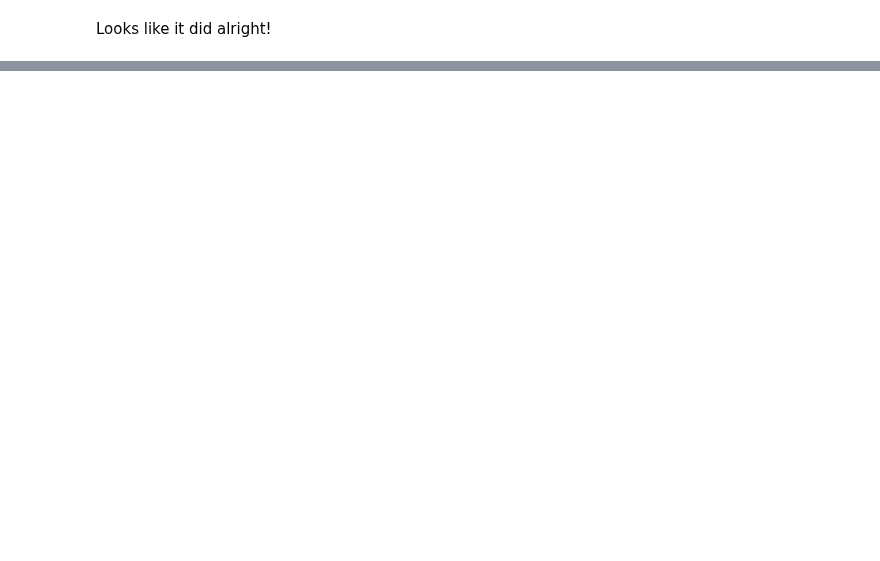
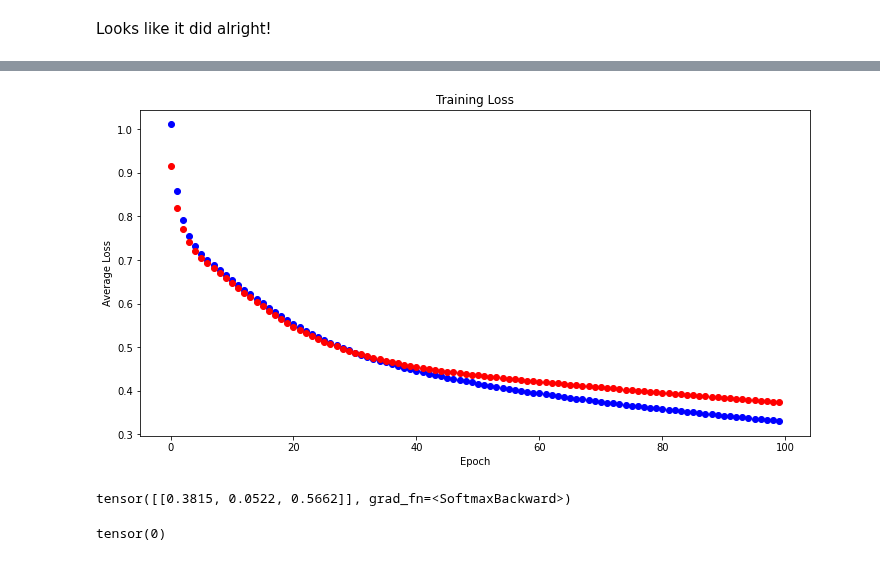
Before and after one commit to aman527/news-classification, a Jupyter notebook: Sentiment Analysis.ipynb, the cells around one changed output, grey strips where cells are left out. Saved outputs shown, nothing was run; the diff lists cells and outputs as text; code cells hidden in the pictures; blank space fills up the shorter version.

Commit message:
Create and attempt to train SentimentClassifier

```diff
--- a/Sentiment Analysis.ipynb
+++ b/Sentiment Analysis.ipynb
@@ -205,0 +403,5 @@ class SentimentClassifier(nn.Module):
+# %%
+LEARNING_RATE = 0.01
+
+criterion = nn.CrossEntropyLoss()
+optimizer = optim.SGD(model.parameters(), lr = LEARNING_RATE)
@@ -205,0 +432,27 @@ class SentimentClassifier(nn.Module):
+# %%
+EPOCHS = 100
+
+train_losses = []
+val_losses = []
+
+for epoch in range(EPOCHS):
+    model.train()
+    running_loss = 0
+    for item in train_loader:
+        model.zero_grad()
+        text, label = item.text, item.label
+        output = model(text)
+        loss = criterion(output, label)
+        running_loss += loss
+
+        loss.backward()
+        optimizer.step()
+
+    val_loss, val_accuracy = evaluate(model, val_loader)
+    val_losses.append(val_loss)
+
+    avg_loss = running_loss / len(train_loader)
+    train_losses.append(avg_loss)
+
+    output_msg = 'Epoch: {} | Train Loss: {:.4f} | Val Loss: {:.4f} | Val Accuracy: {:.1f}%'
+    print(output_msg.format(epoch, avg_loss, val_loss, val_accuracy))
@@ -205,0 +478,14 @@ class SentimentClassifier(nn.Module):
+# %%
+train_losses_plot = [tensor.cpu().detach().numpy() for tensor in train_losses]
+val_losses_plot = [tensor.cpu().detach().numpy() for tensor in val_losses]
+# %%
+plt.figure(figsize=(12,6))
+plt.scatter(range(100), train_losses_plot, c = 'blue')
+plt.scatter(range(100), val_losses_plot, c = 'red')
+plt.xlabel('Epoch')
+plt.ylabel('Average Loss')
+# plt.xticks(np.arange(100), np.arange(100))
+plt.title('Training Loss')
+plt.show()
+# %% [output]
+[figure, added]
@@ -205,0 +494,8 @@ class SentimentClassifier(nn.Module):
+# %%
+nn.Softmax(dim = 1)(model(example_sentence))
+# %% [output]
+tensor([[0.3815, 0.0522, 0.5662]], grad_fn=<SoftmaxBackward>)
+# %%
+torch.tensor([[0.2811, 0.1574, 0.0317]]).argmax()
+# %% [output]
+tensor(0)
```
Also changed, not shown: parts of 59 cells of this notebook, 9 other files.
